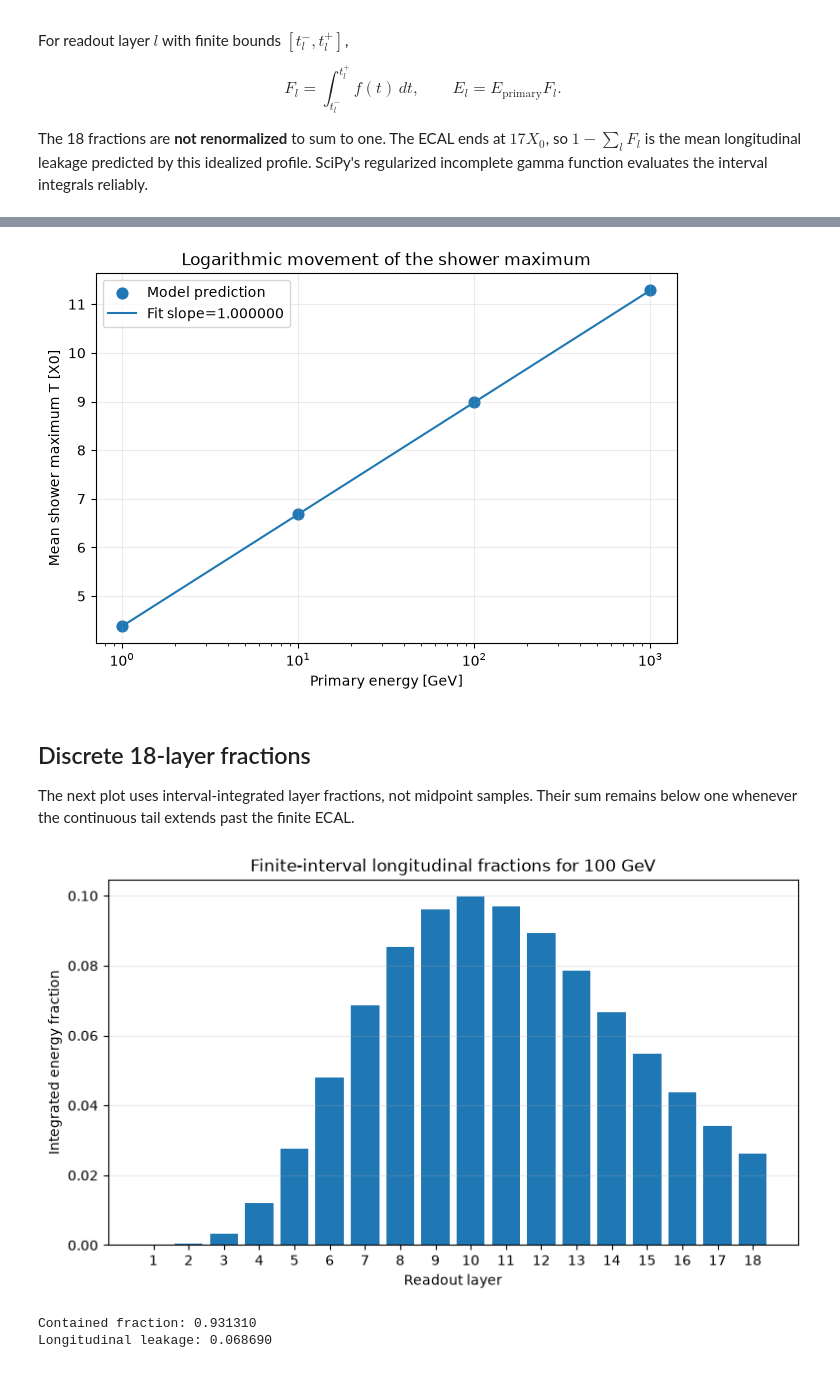
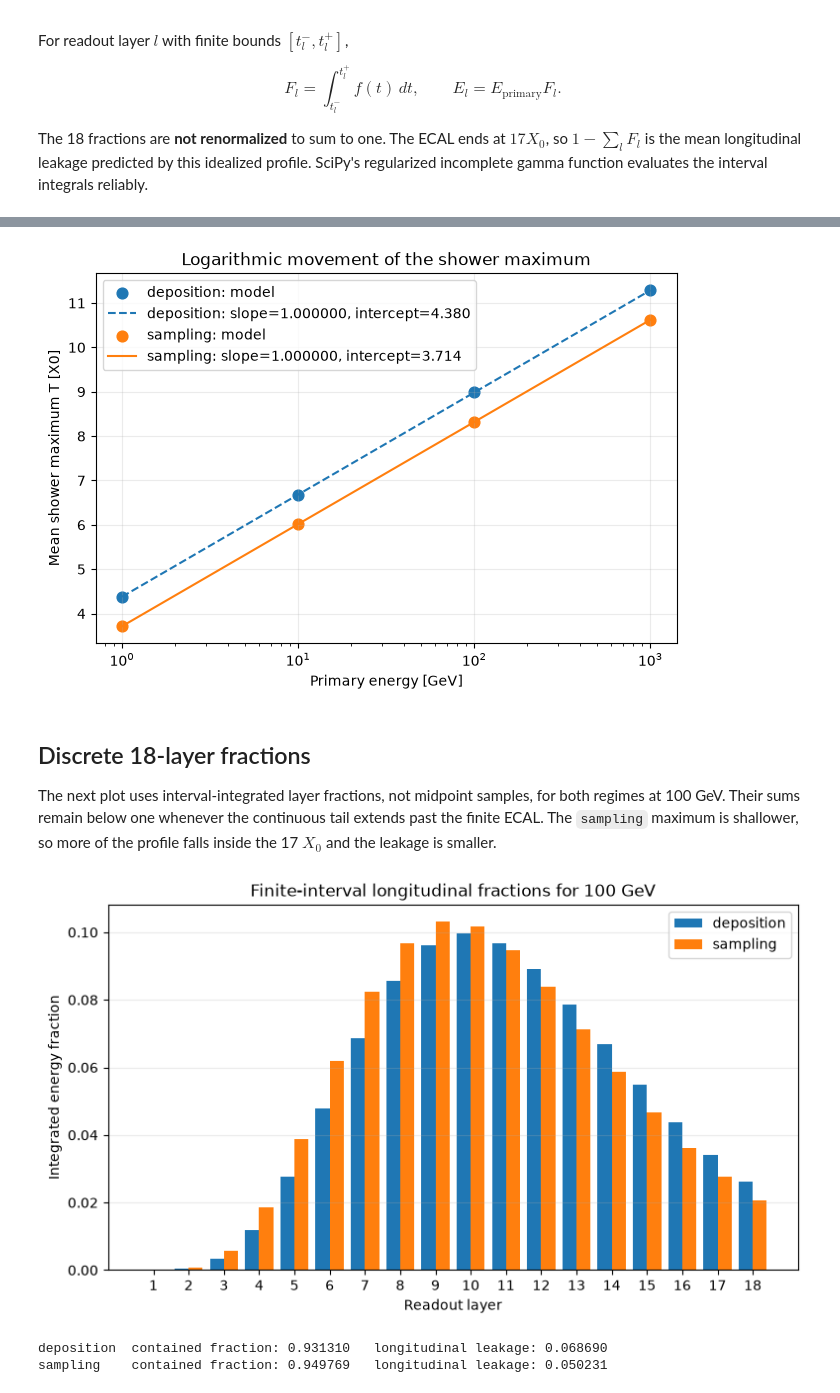
Before and after one commit to Chagatai404/ams-ecal-research, a Jupyter notebook: notebooks/05_longitudinal_em_shower.ipynb, the cells around one changed output, grey strips where cells are left out. Drawn from its saved outputs; the diff is of its cells as text; code cells hidden in the pictures.

```diff
--- a/notebooks/05_longitudinal_em_shower.ipynb
+++ b/notebooks/05_longitudinal_em_shower.ipynb
@@ -103,14 +154,24 @@ plt.show()
 # %%
-maxima_x0 = np.array([
-    model.shower_max_depth_x0(energy_gev * 1000.0)
-    for energy_gev in energies_gev
-])
 log_energy = np.log(np.array(energies_gev))
-slope, intercept = np.polyfit(log_energy, maxima_x0, deg=1)
+maxima_x0 = {
+    regime: np.array([
+        models[regime].shower_max_depth_x0(energy_gev * 1000.0)
+        for energy_gev in energies_gev
+    ])
+    for regime in REGIMES
+}
 
 fig, ax = plt.subplots(figsize=(7.5, 4.8))
-ax.scatter(energies_gev, maxima_x0, s=60, label="Model prediction")
-ax.plot(energies_gev, slope * log_energy + intercept, label=f"Fit slope={slope:.6f}")
+for regime in REGIMES:
+    slope, intercept = np.polyfit(log_energy, maxima_x0[regime], deg=1)
+    ax.scatter(energies_gev, maxima_x0[regime], s=60, label=f"{regime}: model")
+    ax.plot(
+        energies_gev,
+        slope * log_energy + intercept,
+        linestyle=LINE_STYLE[regime],
+        label=f"{regime}: slope={slope:.6f}, intercept={intercept:.3f}",
+    )
+    assert np.isclose(slope, 1.0, atol=1e-12)
 ax.set_xscale("log")
 ax.set(
     xlabel="Primary energy [GeV]",
@@ -120,34 +181,38 @@ ax.set(
 ax.grid(alpha=0.25)
 ax.legend()
 plt.show()
-
-assert np.isclose(slope, 1.0, atol=1e-12)
 # %% [output]
-[figure, old version]
+[figure, new version]
 # %% [markdown]
 ## Discrete 18-layer fractions
 
-The next plot uses interval-integrated layer fractions, not midpoint samples. Their sum remains below one whenever the continuous tail extends past the finite ECAL.
+The next plot uses interval-integrated layer fractions, not midpoint samples, for both regimes at 100 GeV. Their sums remain below one whenever the continuous tail extends past the finite ECAL. The `sampling` maximum is shallower, so more of the profile falls inside the 17 $X_0$ and the leakage is smaller.
 # %%
 energy_gev = 100.0
-fractions = np.array(model.layer_energy_fractions(energy_gev * 1000.0))
 layers = np.arange(1, geometry.number_of_layers + 1)
+bar_width = 0.4
 
 fig, ax = plt.subplots(figsize=(9, 4.8))
-ax.bar(layers, fractions, width=0.8)
+for offset, regime in zip((-bar_width / 2, bar_width / 2), REGIMES):
+    fractions = np.array(models[regime].layer_energy_fractions(energy_gev * 1000.0))
+    ax.bar(layers + offset, fractions, width=bar_width, label=regime)
 ax.set(
     xlabel="Readout layer",
     ylabel="Integrated energy fraction",
     title=f"Finite-interval longitudinal fractions for {energy_gev:g} GeV",
 )
 ax.set_xticks(layers)
 ax.grid(axis="y", alpha=0.25)
+ax.legend()
 plt.show()
 
-print(f"Contained fraction: {fractions.sum():.6f}")
-print(f"Longitudinal leakage: {model.leakage_fraction(energy_gev * 1000.0):.6f}")
+for regime in REGIMES:
+    model = models[regime]
+    fractions = np.array(model.layer_energy_fractions(energy_gev * 1000.0))
+    print(f"{regime:11s} contained fraction: {fractions.sum():.6f}   "
+          f"longitudinal leakage: {model.leakage_fraction(energy_gev * 1000.0):.6f}")
 # %% [output]
-[figure, old version]
+[figure, new version]
-Contained fraction: 0.931310
-Longitudinal leakage: 0.068690
+deposition  contained fraction: 0.931310   longitudinal leakage: 0.068690
+sampling    contained fraction: 0.949769   longitudinal leakage: 0.050231
 # %%
```
Also changed, not shown: parts of 10 cells of this notebook, 3 other files.
